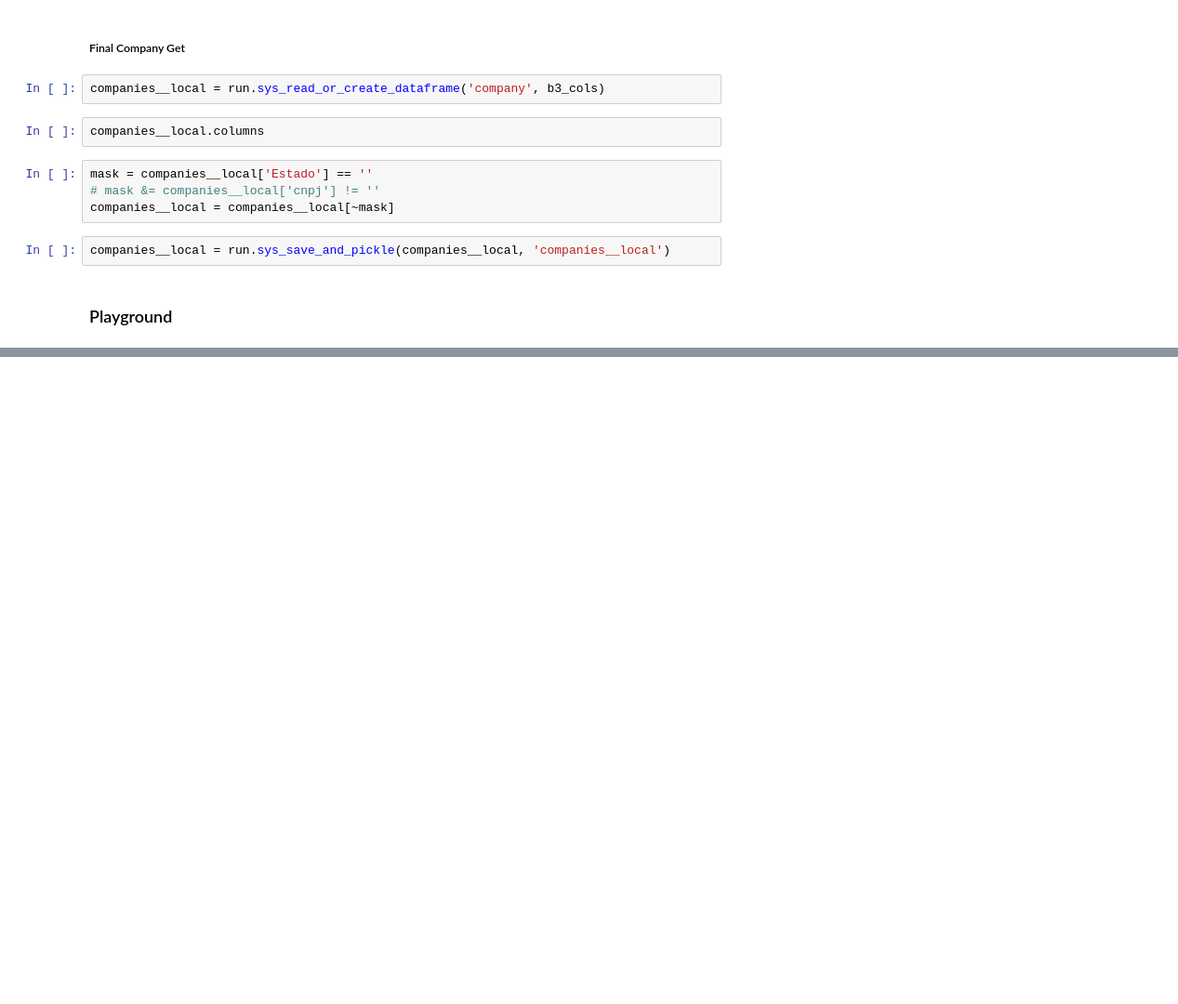
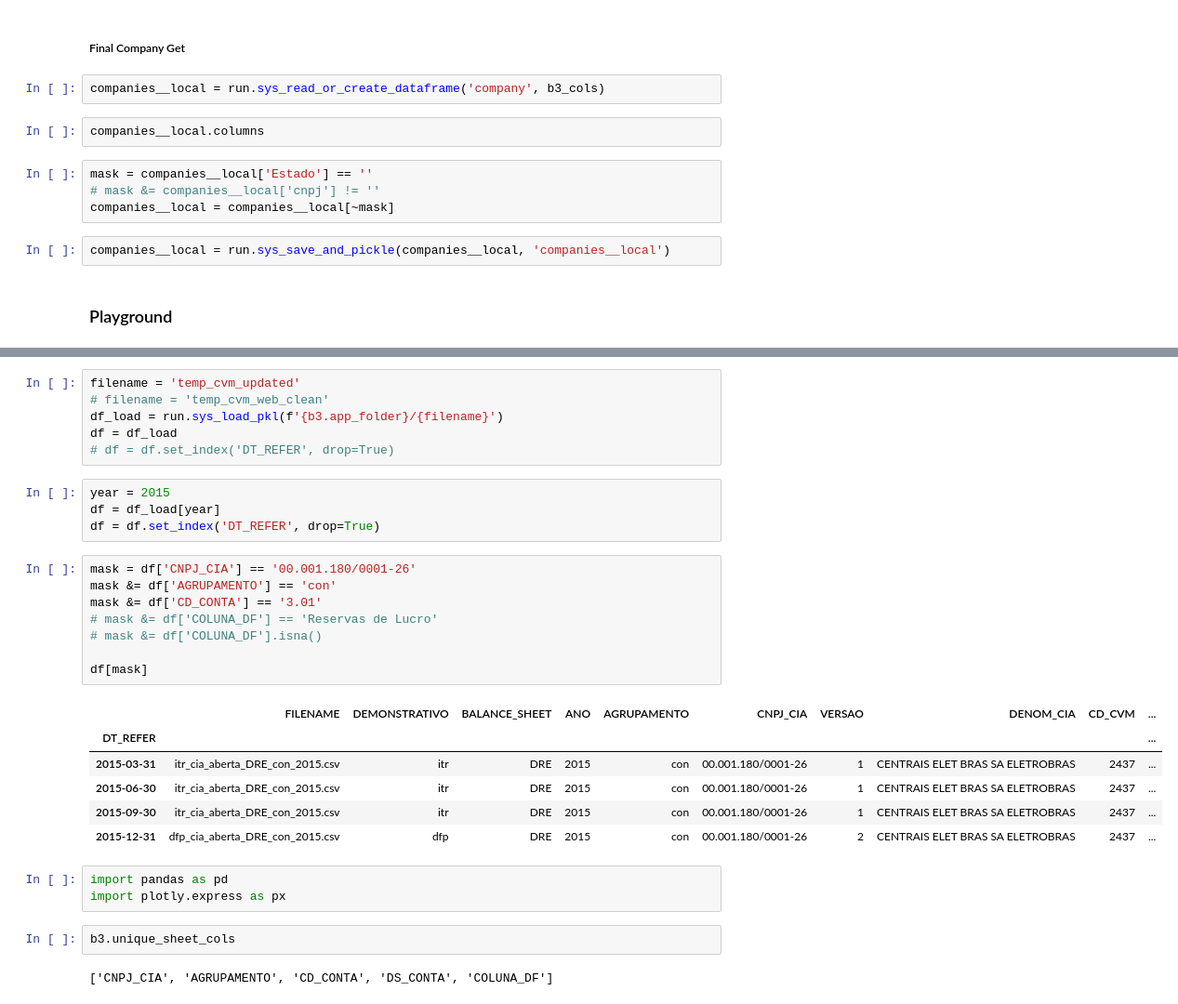
Before and after one commit to faustostangler/DSH, a Jupyter notebook: read_dash.ipynb, the cells around one changed output, grey strips where cells are left out. Shown at 93% size. Saved outputs shown, nothing was run; the diff lists cells and outputs as text; blank space fills up the shorter version.

```diff
--- a/read_dash.ipynb
+++ b/read_dash.ipynb
@@ -442,0 +311,32 @@ df[mask]
+# %%
+filename = 'temp_cvm_updated'
+# filename = 'temp_cvm_web_clean'
+df_load = run.sys_load_pkl(f'{b3.app_folder}/{filename}')
+df = df_load
+# df = df.set_index('DT_REFER', drop=True)
+# %%
+year = 2015
+df = df_load[year]
+df = df.set_index('DT_REFER', drop=True)
+# %%
+mask = df['CNPJ_CIA'] == '00.001.180/0001-26'
+mask &= df['AGRUPAMENTO'] == 'con'
+mask &= df['CD_CONTA'] == '3.01'
+# mask &= df['COLUNA_DF'] == 'Reservas de Lucro'
+# mask &= df['COLUNA_DF'].isna()
+
+df[mask]
+# %% [output]
+|  | FILENAME | DEMONSTRATIVO | BALANCE_SHEET | ANO | AGRUPAMENTO | CNPJ_CIA | VERSAO | DENOM_CIA | CD_CVM | ... |
+| DT_REFER |  |  |  |  |  |  |  |  |  | ... |
+| 2015-03-31 | itr_cia_aberta_DRE_con_2015.csv | itr | DRE | 2015 | con | 00.001.180/0001-26 | 1 | CENTRAIS ELET BRAS SA ELETROBRAS | 2437 | ... |
+| 2015-06-30 | itr_cia_aberta_DRE_con_2015.csv | itr | DRE | 2015 | con | 00.001.180/0001-26 | 1 | CENTRAIS ELET BRAS SA ELETROBRAS | 2437 | ... |
+| 2015-09-30 | itr_cia_aberta_DRE_con_2015.csv | itr | DRE | 2015 | con | 00.001.180/0001-26 | 1 | CENTRAIS ELET BRAS SA ELETROBRAS | 2437 | ... |
+| 2015-12-31 | dfp_cia_aberta_DRE_con_2015.csv | dfp | DRE | 2015 | con | 00.001.180/0001-26 | 2 | CENTRAIS ELET BRAS SA ELETROBRAS | 2437 | ... |
+# %%
+import pandas as pd
+import plotly.express as px
+# %%
+b3.unique_sheet_cols
+# %% [output]
+['CNPJ_CIA', 'AGRUPAMENTO', 'CD_CONTA', 'DS_CONTA', 'COLUNA_DF']
```
Also changed, not shown: parts of 32 cells of this notebook, 2 other files.
